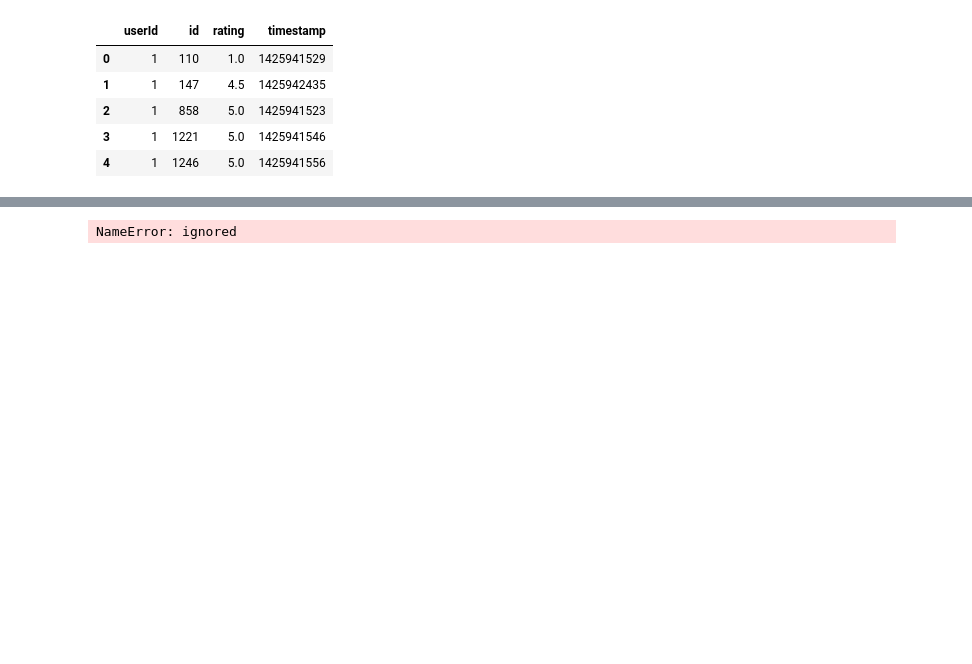
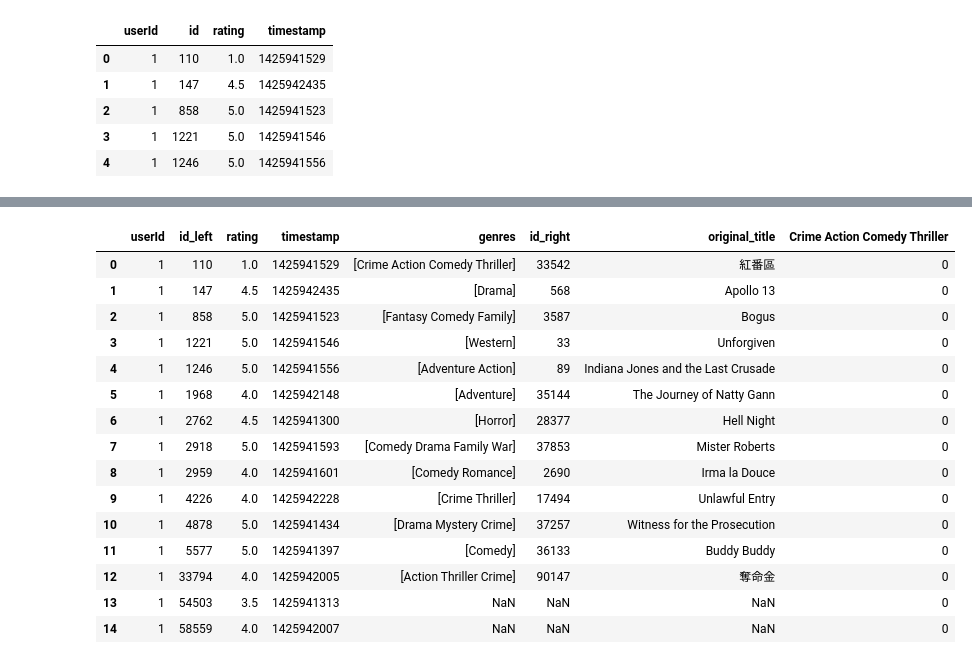
Before and after one commit to haidour18/Benchemarking-Recommender-systems-, a Jupyter notebook: Kmeans.ipynb, the cells around one changed output, grey strips where cells are left out. Drawn from its saved outputs; the diff is of its cells as text; code cells hidden in the pictures; blank space fills up the shorter version.

```diff
--- a/Kmeans.ipynb
+++ b/Kmeans.ipynb
@@ -172,18 +262,31 @@ data.tail(35)
 # %%
 
 # Data Processing
 # Converting Genres into different columns
 # Here we just create columns and put there initial value as 0
-
 x = data.genres
-a = []
+a = list()
 for i in x:
     abc = i
     a.append(abc)
-a = pd.DataFrame(a)
-b = a[0].unique()
+b = a[0]
 for i in b:
     data[i] = 0
 data.head(15)
 # %% [output]
-NameError: ignored
+|  | userId | id_left | rating | timestamp | genres | id_right | original_title | Crime Action Comedy Thriller |
+| 0 | 1 | 110 | 1.0 | 1425941529 | [Crime Action Comedy Thriller] | 33542 | 紅番區 | 0 |
+| 1 | 1 | 147 | 4.5 | 1425942435 | [Drama] | 568 | Apollo 13 | 0 |
+| 2 | 1 | 858 | 5.0 | 1425941523 | [Fantasy Comedy Family] | 3587 | Bogus | 0 |
+| 3 | 1 | 1221 | 5.0 | 1425941546 | [Western] | 33 | Unforgiven | 0 |
+| 4 | 1 | 1246 | 5.0 | 1425941556 | [Adventure Action] | 89 | Indiana Jones and the Last Crusade | 0 |
+| 5 | 1 | 1968 | 4.0 | 1425942148 | [Adventure] | 35144 | The Journey of Natty Gann | 0 |
+| 6 | 1 | 2762 | 4.5 | 1425941300 | [Horror] | 28377 | Hell Night | 0 |
+| 7 | 1 | 2918 | 5.0 | 1425941593 | [Comedy Drama Family War] | 37853 | Mister Roberts | 0 |
+| 8 | 1 | 2959 | 4.0 | 1425941601 | [Comedy Romance] | 2690 | Irma la Douce | 0 |
+| 9 | 1 | 4226 | 4.0 | 1425942228 | [Crime Thriller] | 17494 | Unlawful Entry | 0 |
+| 10 | 1 | 4878 | 5.0 | 1425941434 | [Drama Mystery Crime] | 37257 | Witness for the Prosecution | 0 |
+| 11 | 1 | 5577 | 5.0 | 1425941397 | [Comedy] | 36133 | Buddy Buddy | 0 |
+| 12 | 1 | 33794 | 4.0 | 1425942005 | [Action Thriller Crime] | 90147 | 奪命金 | 0 |
+| 13 | 1 | 54503 | 3.5 | 1425941313 | NaN | NaN | NaN | 0 |
+| 14 | 1 | 58559 | 4.0 | 1425942007 | NaN | NaN | NaN | 0 |
```
Also changed, not shown: parts of 16 cells of this notebook.
